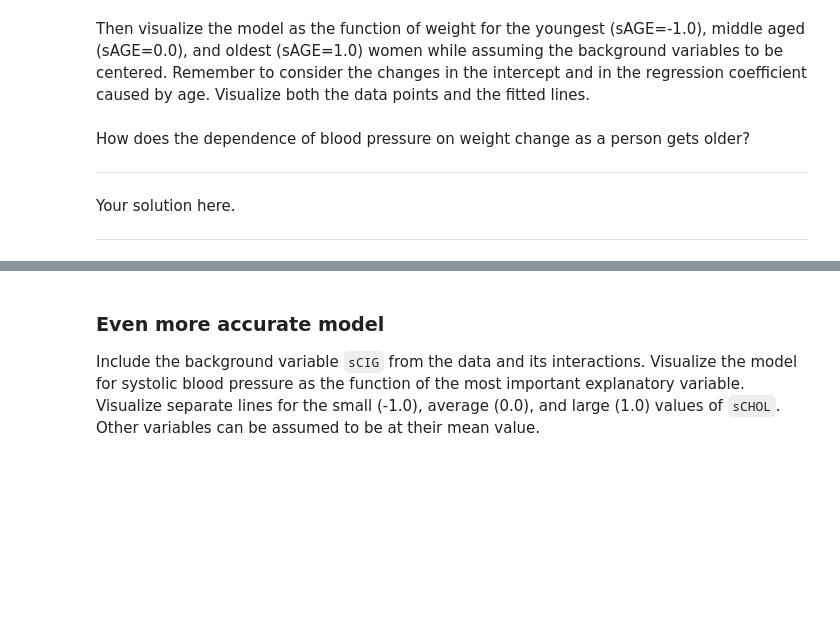
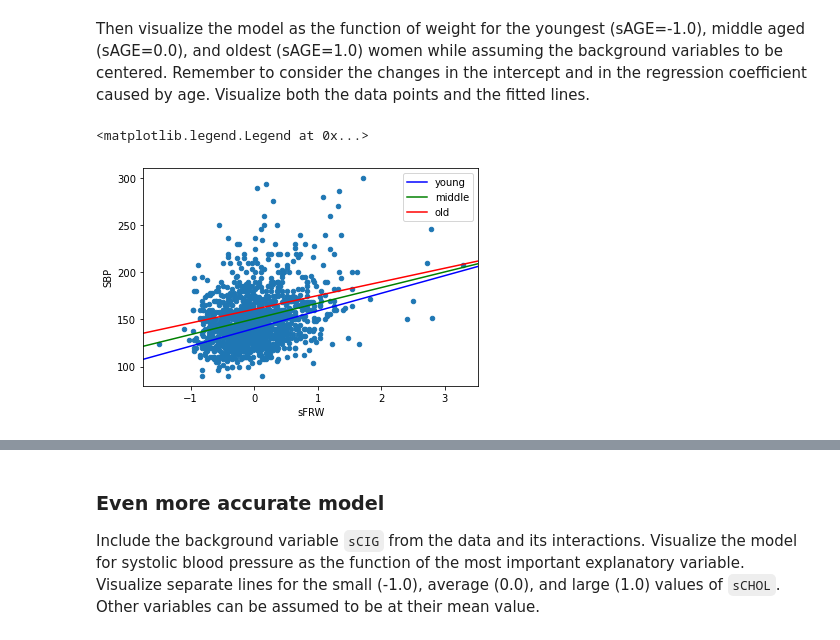
Before and after one commit to RiccardoMPesce/Regression-Analysis-with-Python, a Jupyter notebook: src/project_notebook_regression_analysis.ipynb, the cells around one changed output, grey strips where cells are left out. Drawn from its saved outputs; the diff is of its cells as text; code cells hidden in the pictures; blank space fills up the shorter version.

```diff
--- a/src/project_notebook_regression_analysis.ipynb
+++ b/src/project_notebook_regression_analysis.ipynb
@@ -197,7 +194,19 @@ Then visualize the model as the function of weight for the youngest (sAGE=-1.0),
-# %% [markdown]
-How does the dependence of blood pressure on weight change as a person gets older?
-***
-
-Your solution here.
-
-***
+# %%
+# exercise 7
+iy = fit.params.Intercept + fit.params.sAGE * (-1.0)
+im = fit.params.Intercept + fit.params.sAGE * (0.0)
+io = fit.params.Intercept + fit.params.sAGE * (1.0)
+
+sy = fit.params["sFRW"] + fit.params["sFRW:sAGE"] * (-1.0)
+sm = fit.params["sFRW"] + fit.params["sFRW:sAGE"] * (0.0)
+so = fit.params["sFRW"] + fit.params["sFRW:sAGE"] * (1.0)
+
+fram.plot.scatter("sFRW", "SBP")
+abline_plot(intercept=iy, slope=sy, ax=plt.gca(), color="blue", label="young")
+abline_plot(intercept=im, slope=sm, ax=plt.gca(), color="green", label="middle")
+abline_plot(intercept=io, slope=so, ax=plt.gca(), color="red", label="old")
+
+plt.legend()
+# %% [output]
+<matplotlib.legend.Legend at 0x...>
+[figure, added]
```
Also changed, not shown: parts of 5 cells of this notebook.
